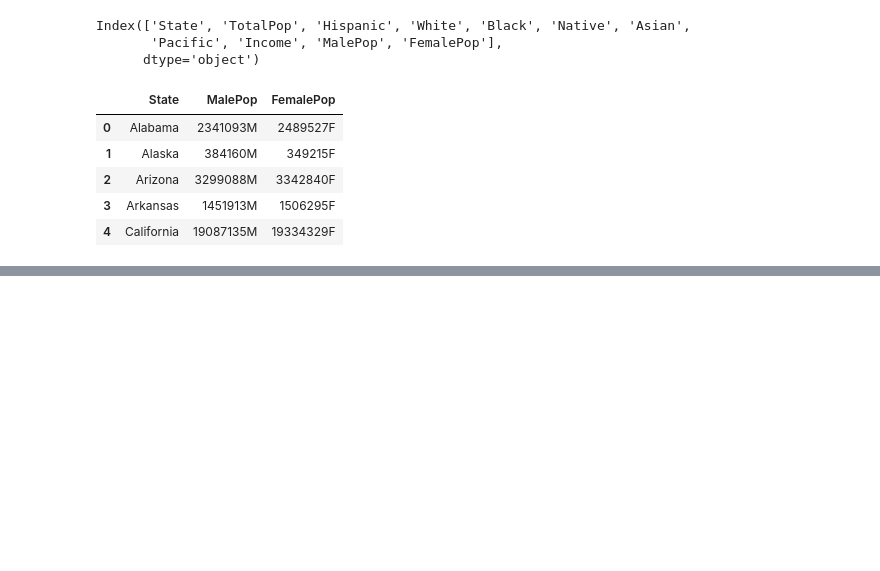
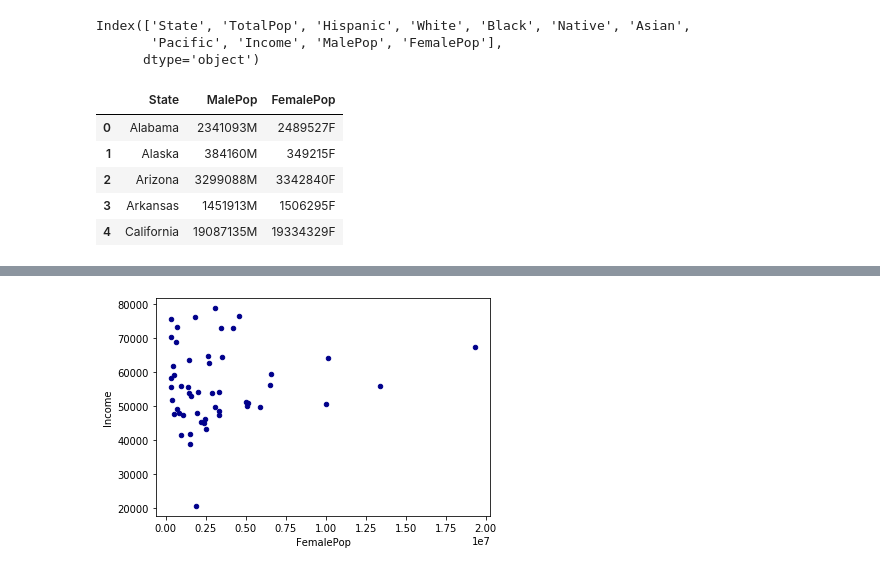
Before and after one commit to ahmadshabbir862/Assignment, a Jupyter notebook: Assignment.ipynb, the cells around one changed output, grey strips where cells are left out. Drawn from its saved outputs; the diff is of its cells as text; code cells hidden in the pictures; blank space fills up the shorter version.

```diff
--- a/Assignment.ipynb
+++ b/Assignment.ipynb
@@ -132,0 +194,6 @@ us_cences['FemalePop']= pd.to_numeric(us_cences['FemalePop'])
+# %%
+us_cences=us_cences.drop_duplicates(subset=['State'])
+# %%
+scatterplot = us_cences.plot.scatter(x='FemalePop', y='Income', c='Darkblue')
+# %% [output]
+[figure, added]
```
Also changed, not shown: parts of 7 cells of this notebook.
